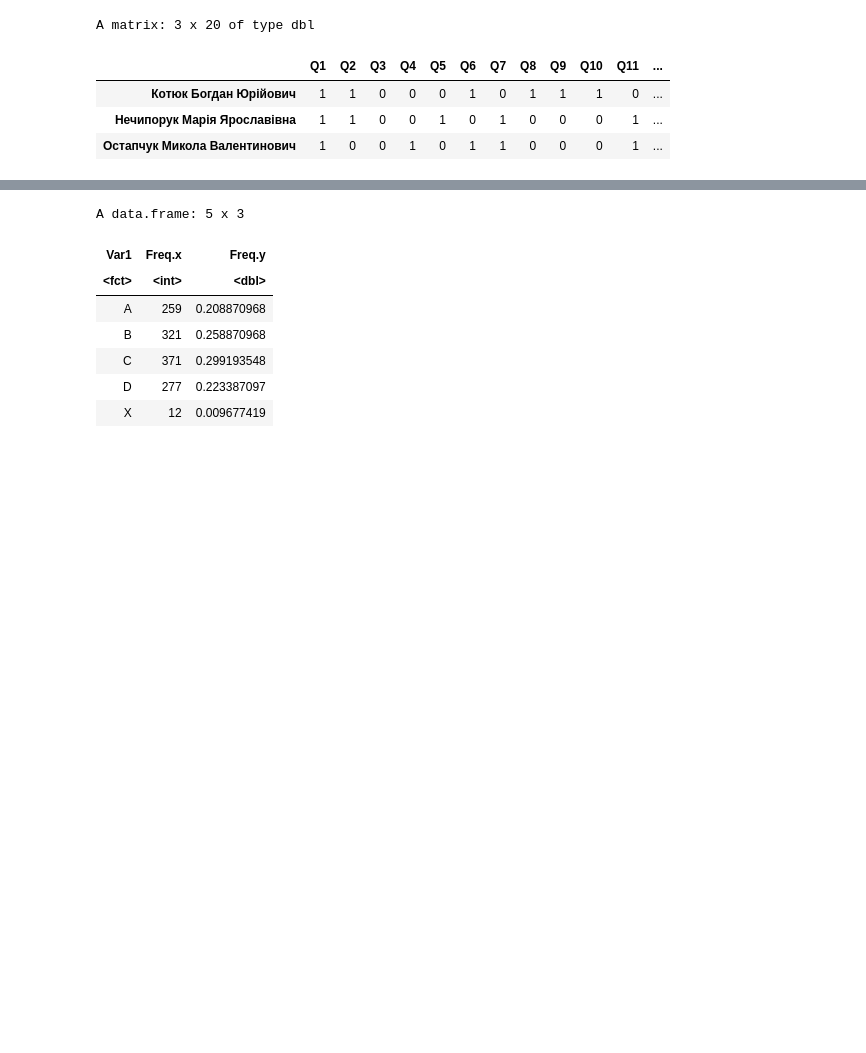
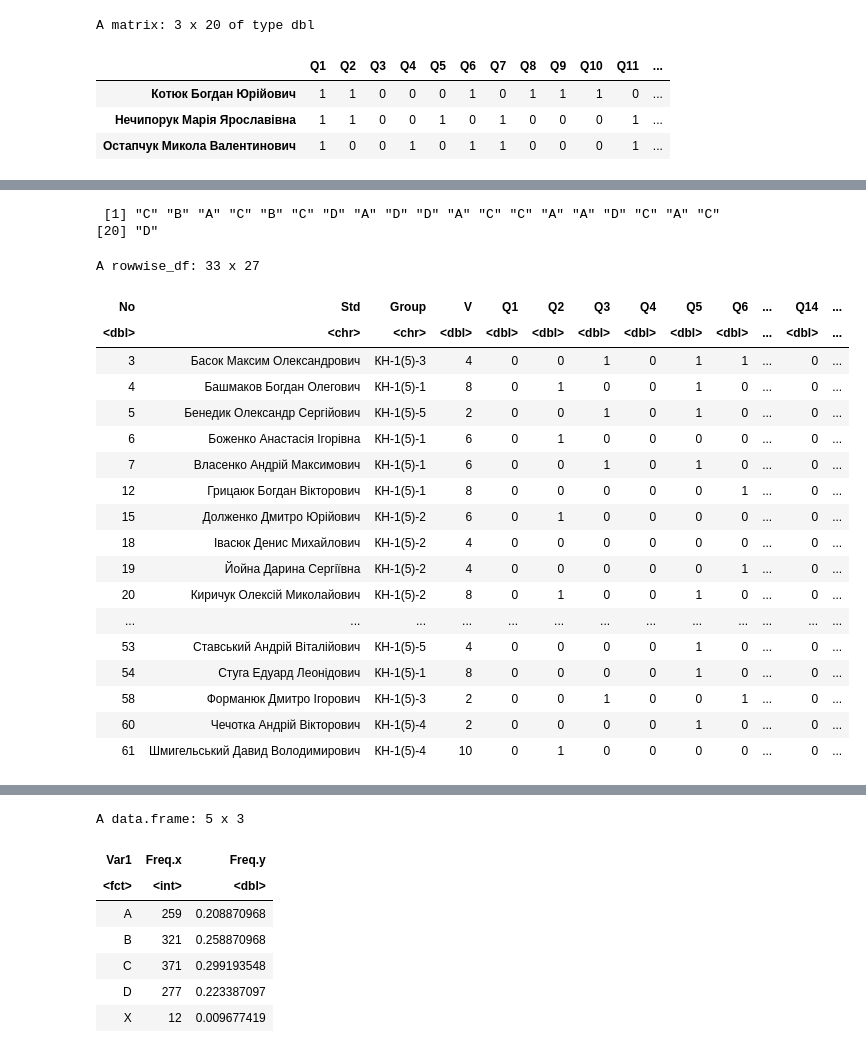
Before and after one commit to kleban/edu-r, a Jupyter notebook: My/KN-1-Test-1.ipynb, the cells around one changed output, grey strips where cells are left out. Drawn from its saved outputs; the diff is of its cells as text; code cells hidden in the pictures; blank space fills up the shorter version.

```diff
--- a/My/KN-1-Test-1.ipynb
+++ b/My/KN-1-Test-1.ipynb
@@ -156,0 +466,6 @@ test_data <- test_data_v1 |>
+# %%
+correct_answers_v2 <- keys_data$V2
+correct_answers_v2
+# %% [output]
+ [1] "С" "B" "A" "C" "B" "C" "D" "A" "D" "D" "A" "C" "C" "A" "A" "D" "C" "A" "C"
+[20] "D"
@@ -156,0 +481,22 @@ test_data <- test_data_v1 |>
+# %%
+final_grades_v2
+# %% [output]
+A rowwise_df: 33 x 27
+| No | Std | Group | V | Q1 | Q2 | Q3 | Q4 | Q5 | Q6 | ... | Q14 | ... |
+| <dbl> | <chr> | <chr> | <dbl> | <dbl> | <dbl> | <dbl> | <dbl> | <dbl> | <dbl> | ... | <dbl> | ... |
+| 3 | Басок Максим Олександрович | КН-1(5)-3 | 4 | 0 | 0 | 1 | 0 | 1 | 1 | ... | 0 | ... |
+| 4 | Башмаков Богдан Олегович | КН-1(5)-1 | 8 | 0 | 1 | 0 | 0 | 1 | 0 | ... | 0 | ... |
+| 5 | Бенедик Олександр Сергійович | КН-1(5)-5 | 2 | 0 | 0 | 1 | 0 | 1 | 0 | ... | 0 | ... |
+| 6 | Боженко Анастасія Ігорівна | КН-1(5)-1 | 6 | 0 | 1 | 0 | 0 | 0 | 0 | ... | 0 | ... |
+| 7 | Власенко Андрій Максимович | КН-1(5)-1 | 6 | 0 | 0 | 1 | 0 | 1 | 0 | ... | 0 | ... |
+| 12 | Грицаюк Богдан Вікторович | КН-1(5)-1 | 8 | 0 | 0 | 0 | 0 | 0 | 1 | ... | 0 | ... |
+| 15 | Долженко Дмитро Юрійович | КН-1(5)-2 | 6 | 0 | 1 | 0 | 0 | 0 | 0 | ... | 0 | ... |
+| 18 | Івасюк Денис Михайлович | КН-1(5)-2 | 4 | 0 | 0 | 0 | 0 | 0 | 0 | ... | 0 | ... |
+| 19 | Йойна Дарина Сергіївна | КН-1(5)-2 | 4 | 0 | 0 | 0 | 0 | 0 | 1 | ... | 0 | ... |
+| 20 | Киричук Олексій Миколайович | КН-1(5)-2 | 8 | 0 | 1 | 0 | 0 | 1 | 0 | ... | 0 | ... |
+| ... | ... | ... | ... | ... | ... | ... | ... | ... | ... | ... | ... | ... |
+| 53 | Ставський Андрій Віталійович | КН-1(5)-5 | 4 | 0 | 0 | 0 | 0 | 1 | 0 | ... | 0 | ... |
+| 54 | Стуга Едуард Леонідович | КН-1(5)-1 | 8 | 0 | 0 | 0 | 0 | 1 | 0 | ... | 0 | ... |
+| 58 | Форманюк Дмитро Ігорович | КН-1(5)-3 | 2 | 0 | 0 | 1 | 0 | 0 | 1 | ... | 0 | ... |
+| 60 | Чечотка Андрій Вікторович | КН-1(5)-4 | 2 | 0 | 0 | 0 | 0 | 1 | 0 | ... | 0 | ... |
+| 61 | Шмигельський Давид Володимирович | КН-1(5)-4 | 10 | 0 | 1 | 0 | 0 | 0 | 0 | ... | 0 | ... |
```
Also changed, not shown: parts of 46 cells of this notebook, 1 other file.
